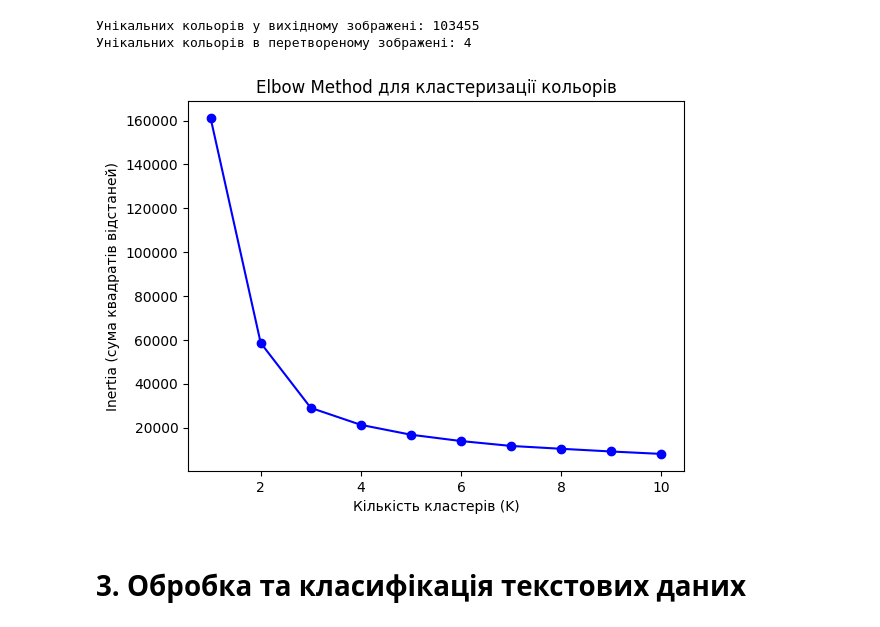
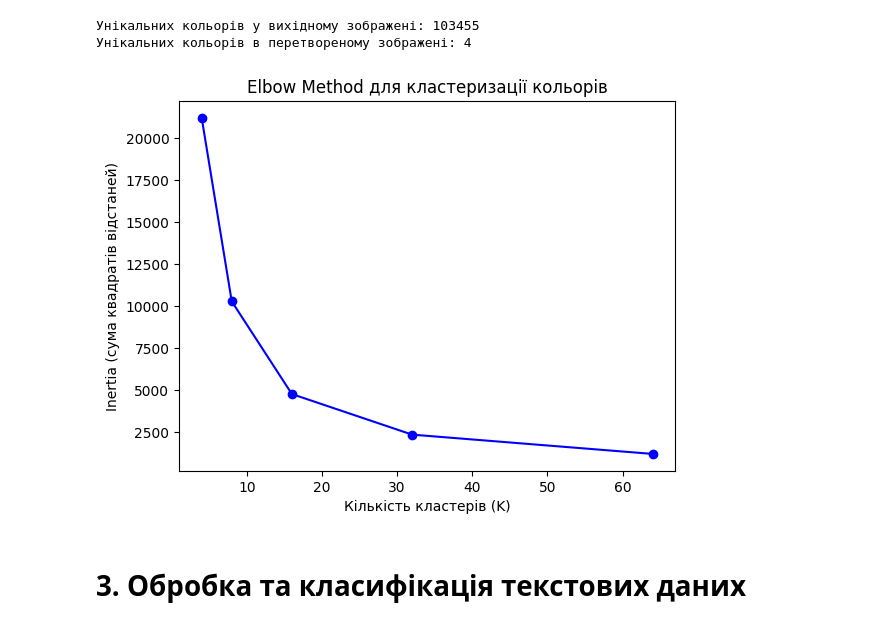
Before and after one commit to NataliaGon/kpi, a Jupyter notebook: Lab2.ipynb, the cells around one changed output. Saved outputs shown, nothing was run; the diff lists cells and outputs as text; code cells hidden in the pictures.

```diff
--- a/Lab2.ipynb
+++ b/Lab2.ipynb
@@ -405,21 +467,22 @@ for k in all_samples:
 # %%
 pixels_flat = data.reshape(-1, 3)
 
 inertias = []
-K_values = range(1, 11)
+K_values = [4, 8, 16, 32, 64]
+
 
 for k in K_values:
     kmeans = KMeans(n_clusters=k, random_state=0, n_init=5)
     kmeans.fit(pixels_flat)
     inertias.append(kmeans.inertia_)  # Sum of squared distances (within-cluster)
 
 plt.plot(K_values, inertias, 'bo-')
 plt.xlabel('Кількість кластерів (K)')
 plt.ylabel('Inertia (сума квадратів відстаней)')
 plt.title('Elbow Method для кластеризації кольорів')
 plt.show()
 # %% [output]
-[figure, old version]
+[figure, new version]
 # %% [markdown]
 # 3. Обробка та класифікація текстових даних
 # %%
```
Also changed, not shown: parts of 10 cells of this notebook.
